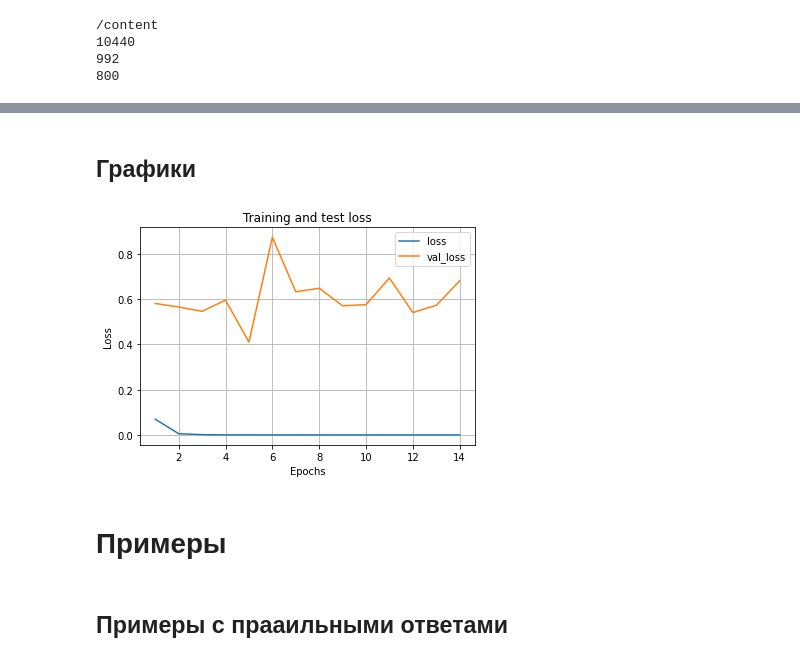
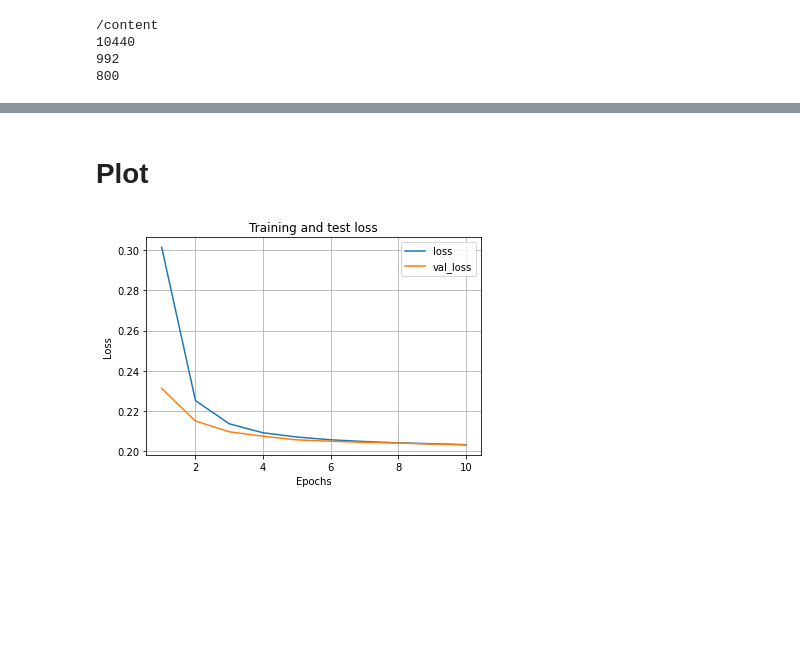
Before and after one commit to georgechaikin/mask_classification, a Jupyter notebook: train_model.ipynb, the cells around one changed output, grey strips where cells are left out. Drawn from its saved outputs; the diff is of its cells as text; code cells hidden in the pictures; blank space fills up the shorter version.

Commit message:
Using keras generators for batch creating

```diff
--- a/train_model.ipynb
+++ b/train_model.ipynb
@@ -8,5 +10,5 @@ Mounted at /content/gdrive
 # %%
-PATH = r'gdrive/My\ Drive/Colab\ Notebooks/face_recognition/'
+PATH = r'gdrive/My Drive/Colab Notebooks/face_recognition/'
 SRC_PATH = PATH + 'src/'
 DATA_PATH = PATH + 'data/'
 IMAGES_PATH = DATA_PATH + 'images/'
@@ -15,6 +17,9 @@ MASKS_PATH = IMAGES_PATH + 'masks/'
 TRAIN_PATH = MASKS_PATH + 'train/'
 TEST_PATH = MASKS_PATH + 'test/'
 VALIDATION_PATH = MASKS_PATH + 'validation/'
+
+MODELS_PATH = DATA_PATH + 'models/'
+PLOT_PATH = DATA_PATH + 'plot/'
 # %%
 !pwd
 !find gdrive/My\ Drive/Colab\ Notebooks/face_recognition/data/images/masks/train -type f | wc -l
@@ -176,6 +105,4 @@ test_model.add(layers.Dense(32))
 test_model.add(layers.Lambda(lambda x: tf.math.l2_normalize(x, axis=1)))
-# %%
-test_model.load_weights(MODELS_PATH + r'triplet_model_best.h5')
 # %%
 test_model.summary()
 # %% [output]
@@ -250,11 +125,0 @@ class TripletHardLoss(tensorflow_addons.utils.keras_utils.LossFunctionWrapper)
-# %%
-epochs = 100
-history = test_model.fit(batch_generator(256,'train'),
-               steps_per_epoch=50,
-              epochs=100,
-              verbose=1,
-              callbacks=callbacks,
-              validation_data=batch_generator(256,'validation'),
-              validation_steps=10,
-              use_multiprocessing=False,
-              initial_epoch=0)
@@ -278,0 +126,6 @@ Epoch 14/100
+# %%
+epochs = 10
+history = test_model.fit(train_generator,
+              epochs=epochs,
+              validation_data=validation_generator
+              )
@@ -279,20 +153,20 @@ Epoch 14/100
 # %% [markdown]
-## Графики
+# Plot
 # %%
-epochs = 14
+# epochs = 14
 number = 0
 training_number = '_train_' + str(number)
 epochs_range = range(1,epochs+1)
 loss = history.history['loss']
 val_loss = history.history['val_loss']
 plt.plot(epochs_range, loss,label = 'loss')
 plt.plot(epochs_range, val_loss,label = 'val_loss')
 plt.title('Training and test loss')
 plt.xlabel('Epochs')
 plt.ylabel('Loss')
 plt.legend()
 plt.grid()
-plt.savefig(PLOT_FOLDER_PATH + model_name + training_number + '.pdf',bbox_inches='tight')
-plt.savefig(PLOT_FOLDER_PATH + model_name + training_number + '.png',bbox_inches='tight')
+# plt.savefig(PLOT_FOLDER_PATH + model_name + training_number + '.pdf',bbox_inches='tight')
+# plt.savefig(PLOT_FOLDER_PATH + model_name + training_number + '.png',bbox_inches='tight')
 # %% [output]
-[figure, old version]
+[figure, new version]
@@ -331,4 +172,0 @@ new_x_test,new_y_test = next(generator)
-# %% [markdown]
-# Примеры
-# %% [markdown]
-## Примеры с прааильными ответами
```
Also changed, not shown: parts of 35 cells of this notebook.
